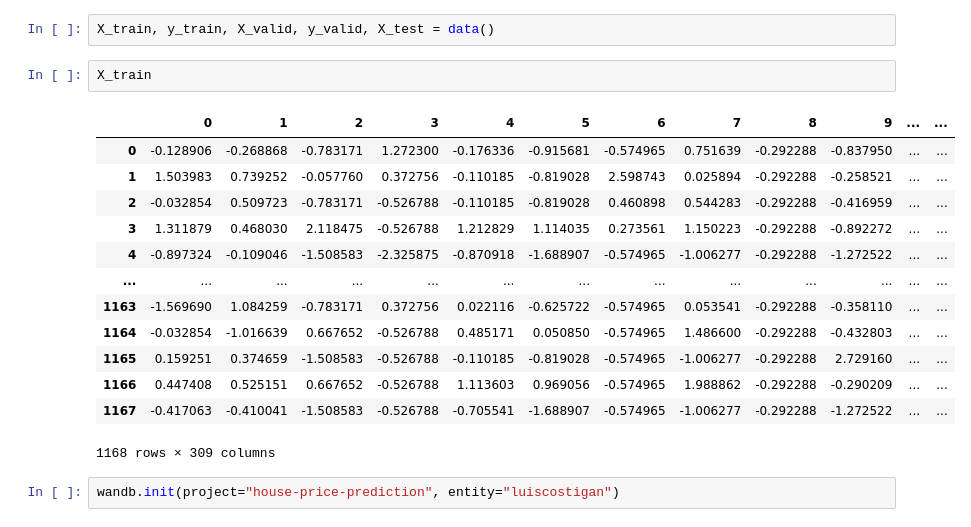
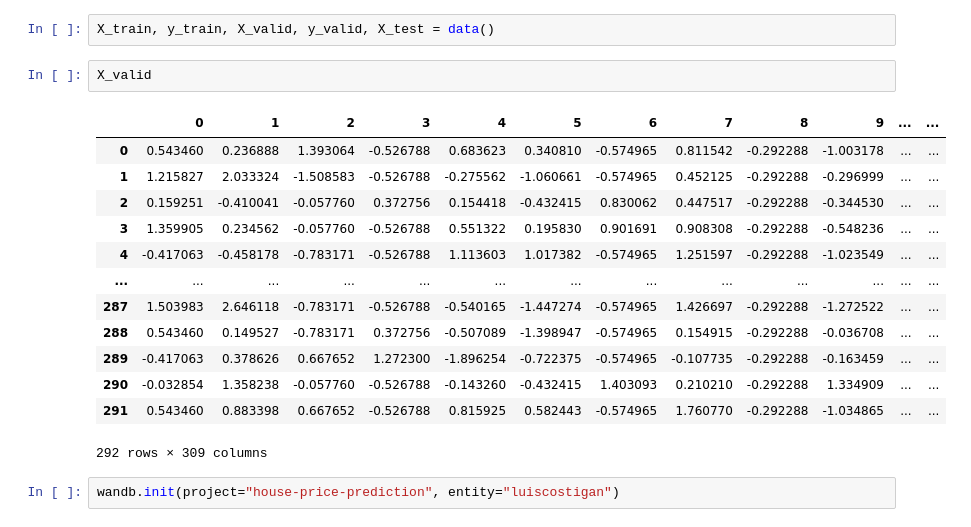
Before and after one commit to valencia21/data-science-projects, a Jupyter notebook: house-price-prediction/Models/tensorflow/tf_model_wrangling.ipynb, the cells around one changed output. Cells and saved outputs as stored; diff of their text form.

```diff
--- a/house-price-prediction/Models/tensorflow/tf_model_wrangling.ipynb
+++ b/house-price-prediction/Models/tensorflow/tf_model_wrangling.ipynb
@@ -21,21 +21,21 @@ def data():
 # %%
 X_train, y_train, X_valid, y_valid, X_test = data()
 # %%
-X_train
+X_valid
 # %% [output]
 |  | 0 | 1 | 2 | 3 | 4 | 5 | 6 | 7 | 8 | 9 | ... | ... |
-| 0 | -0.128906 | -0.268868 | -0.783171 | 1.272300 | -0.176336 | -0.915681 | -0.574965 | 0.751639 | -0.292288 | -0.837950 | ... | ... |
-| 1 | 1.503983 | 0.739252 | -0.057760 | 0.372756 | -0.110185 | -0.819028 | 2.598743 | 0.025894 | -0.292288 | -0.258521 | ... | ... |
-| 2 | -0.032854 | 0.509723 | -0.783171 | -0.526788 | -0.110185 | -0.819028 | 0.460898 | 0.544283 | -0.292288 | -0.416959 | ... | ... |
-| 3 | 1.311879 | 0.468030 | 2.118475 | -0.526788 | 1.212829 | 1.114035 | 0.273561 | 1.150223 | -0.292288 | -0.892272 | ... | ... |
-| 4 | -0.897324 | -0.109046 | -1.508583 | -2.325875 | -0.870918 | -1.688907 | -0.574965 | -1.006277 | -0.292288 | -1.272522 | ... | ... |
+| 0 | 0.543460 | 0.236888 | 1.393064 | -0.526788 | 0.683623 | 0.340810 | -0.574965 | 0.811542 | -0.292288 | -1.003178 | ... | ... |
+| 1 | 1.215827 | 2.033324 | -1.508583 | -0.526788 | -0.275562 | -1.060661 | -0.574965 | 0.452125 | -0.292288 | -0.296999 | ... | ... |
+| 2 | 0.159251 | -0.410041 | -0.057760 | 0.372756 | 0.154418 | -0.432415 | 0.830062 | 0.447517 | -0.292288 | -0.344530 | ... | ... |
+| 3 | 1.359905 | 0.234562 | -0.057760 | -0.526788 | 0.551322 | 0.195830 | 0.901691 | 0.908308 | -0.292288 | -0.548236 | ... | ... |
+| 4 | -0.417063 | -0.458178 | -0.783171 | -0.526788 | 1.113603 | 1.017382 | -0.574965 | 1.251597 | -0.292288 | -1.023549 | ... | ... |
 | ... | ... | ... | ... | ... | ... | ... | ... | ... | ... | ... | ... | ... |
-| 1163 | -1.569690 | 1.084259 | -0.783171 | 0.372756 | 0.022116 | -0.625722 | -0.574965 | 0.053541 | -0.292288 | -0.358110 | ... | ... |
-| 1164 | -0.032854 | -1.016639 | 0.667652 | -0.526788 | 0.485171 | 0.050850 | -0.574965 | 1.486600 | -0.292288 | -0.432803 | ... | ... |
-| 1165 | 0.159251 | 0.374659 | -1.508583 | -0.526788 | -0.110185 | -0.819028 | -0.574965 | -1.006277 | -0.292288 | 2.729160 | ... | ... |
-| 1166 | 0.447408 | 0.525151 | 0.667652 | -0.526788 | 1.113603 | 0.969056 | -0.574965 | 1.988862 | -0.292288 | -0.290209 | ... | ... |
-| 1167 | -0.417063 | -0.410041 | -1.508583 | -0.526788 | -0.705541 | -1.688907 | -0.574965 | -1.006277 | -0.292288 | -1.272522 | ... | ... |
+| 287 | 1.503983 | 2.646118 | -0.783171 | -0.526788 | -0.540165 | -1.447274 | -0.574965 | 1.426697 | -0.292288 | -1.272522 | ... | ... |
+| 288 | 0.543460 | 0.149527 | -0.783171 | 0.372756 | -0.507089 | -1.398947 | -0.574965 | 0.154915 | -0.292288 | -0.036708 | ... | ... |
+| 289 | -0.417063 | 0.378626 | 0.667652 | 1.272300 | -1.896254 | -0.722375 | -0.574965 | -0.107735 | -0.292288 | -0.163459 | ... | ... |
+| 290 | -0.032854 | 1.358238 | -0.057760 | -0.526788 | -0.143260 | -0.432415 | 1.403093 | 0.210210 | -0.292288 | 1.334909 | ... | ... |
+| 291 | 0.543460 | 0.883398 | 0.667652 | -0.526788 | 0.815925 | 0.582443 | -0.574965 | 1.760770 | -0.292288 | -1.034865 | ... | ... |
-1168 rows × 309 columns
+292 rows × 309 columns
 # %%
 wandb.init(project="house-price-prediction", entity="luiscostigan")
 # %% [output]
```
Also changed, not shown: parts of 8 cells of this notebook, 1 other file.
